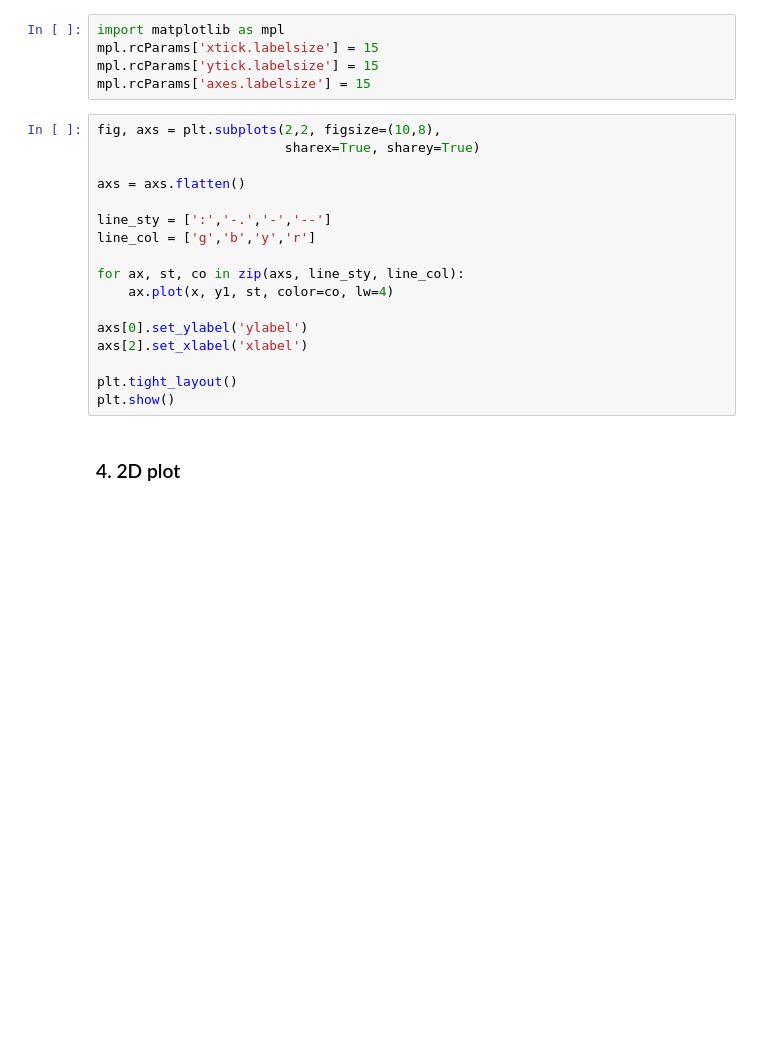
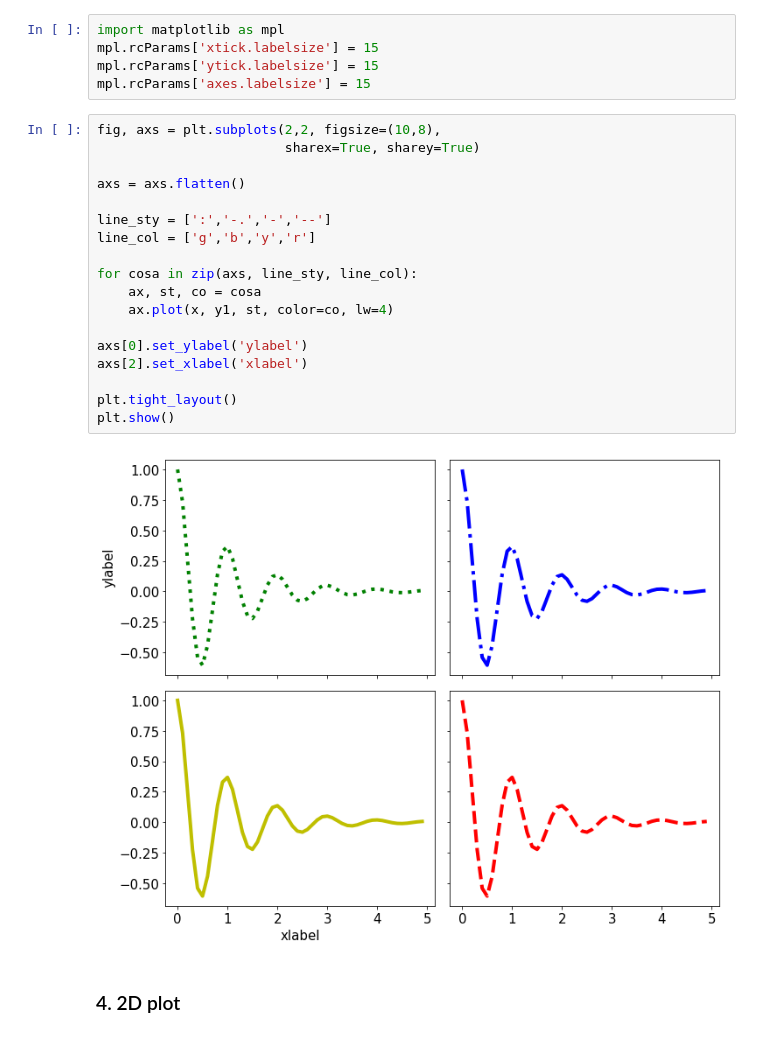
Before and after one commit to rvalenzuelar/curso_python, a Jupyter notebook: modulo_03_02_matplotlib.ipynb, the cells around one changed output. Cells and saved outputs as stored; diff of their text form; blank space fills up the shorter version.

```diff
--- a/modulo_03_02_matplotlib.ipynb
+++ b/modulo_03_02_matplotlib.ipynb
@@ -193,20 +256,23 @@ mpl.rcParams['axes.labelsize'] = 15
 # %%
 fig, axs = plt.subplots(2,2, figsize=(10,8),
                         sharex=True, sharey=True)
 
 axs = axs.flatten()
 
 line_sty = [':','-.','-','--']
 line_col = ['g','b','y','r']
 
-for ax, st, co in zip(axs, line_sty, line_col):
+for cosa in zip(axs, line_sty, line_col):
+    ax, st, co = cosa
     ax.plot(x, y1, st, color=co, lw=4)
 
 axs[0].set_ylabel('ylabel')
 axs[2].set_xlabel('xlabel')
 
 plt.tight_layout()
 plt.show()
+# %% [output]
+[figure, added]
 # %% [markdown]
 ### 4. 2D plot
 # %%
```
Also changed, not shown: parts of 29 cells of this notebook, 1 other file.
